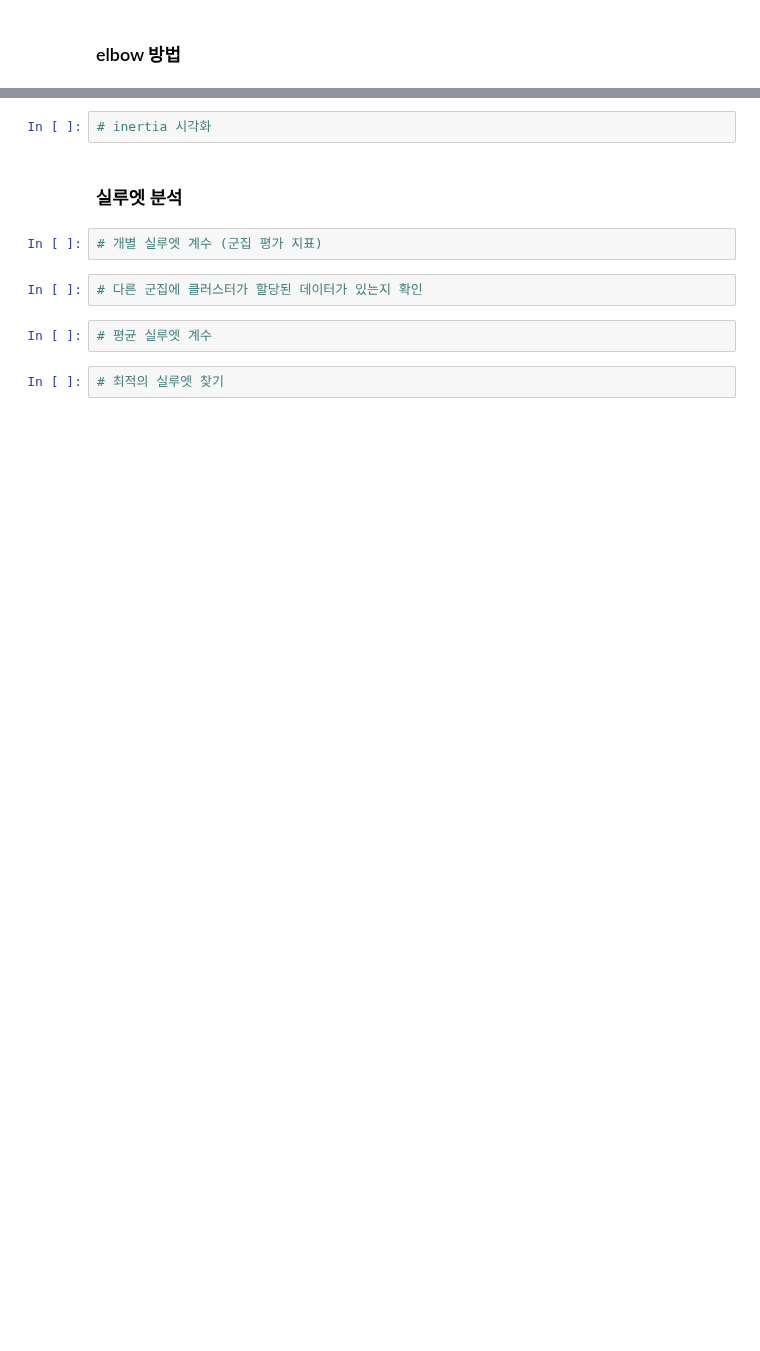
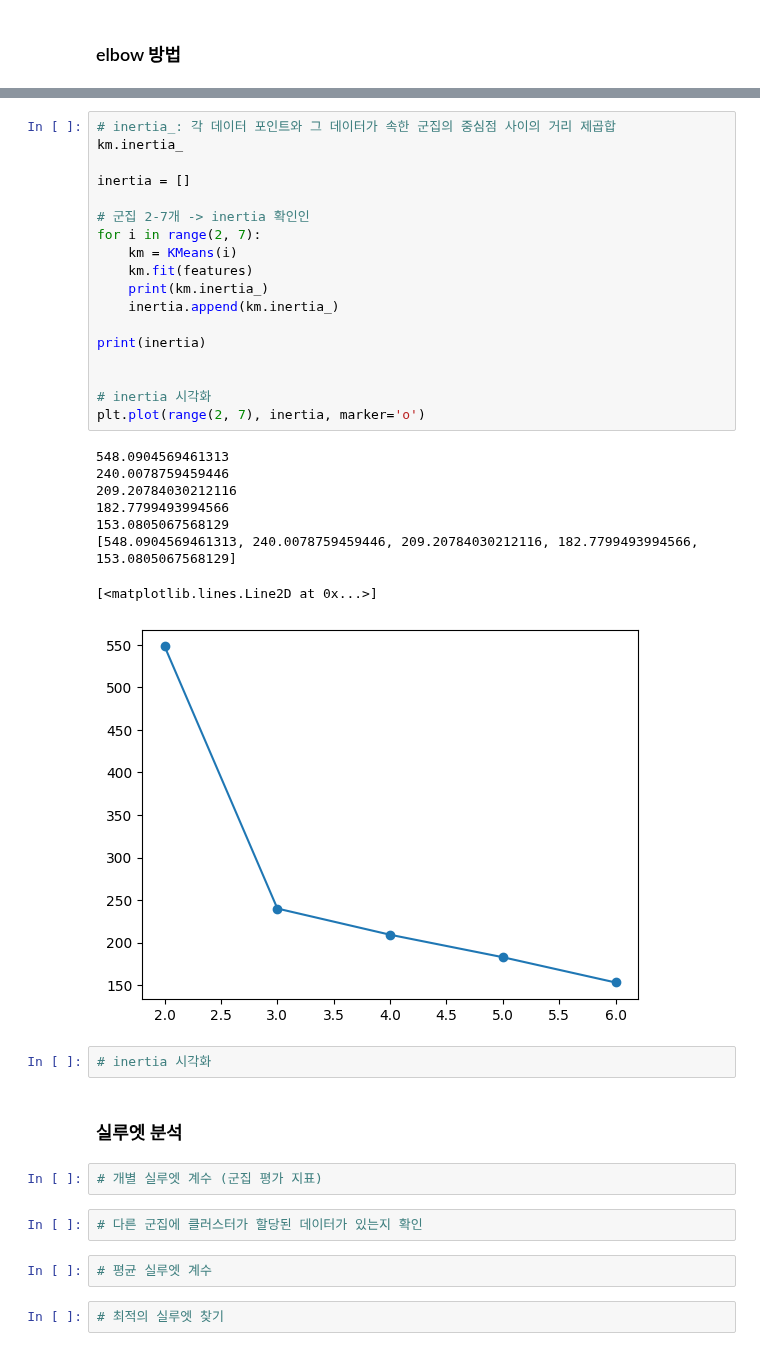
Before and after one commit to parkjiyon7/MSAI_6, a Jupyter notebook: python_ML/20_군집화_실습.ipynb, the cells around one changed output, grey strips where cells are left out. Drawn from its saved outputs; the diff is of its cells as text; blank space fills up the shorter version.

```diff
--- a/python_ML/20_군집화_실습.ipynb
+++ b/python_ML/20_군집화_실습.ipynb
@@ -92,3 +113,30 @@ array([2, 0, 0, 2, 0, 2, 1, 1, 0, 2, 0, 2, 0, 0, 0, 2, 1, 1, 0, 2, 2, 1,
+# %%
+# inertia_: 각 데이터 포인트와 그 데이터가 속한 군집의 중심점 사이의 거리 제곱합
+km.inertia_
+
+inertia = []
+
+# 군집 2-7개 -> inertia 확인인
+for i in range(2, 7):
+    km = KMeans(i)
+    km.fit(features)
+    print(km.inertia_)
+    inertia.append(km.inertia_)
+
+print(inertia)
+
+
+# inertia 시각화
+plt.plot(range(2, 7), inertia, marker='o')
+# %% [output]
+548.0904569461313
+240.0078759459446
+209.20784030212116
+182.7799493994566
+153.0805067568129
+[548.0904569461313, 240.0078759459446, 209.20784030212116, 182.7799493994566, 153.0805067568129]
+[<matplotlib.lines.Line2D at 0x...>]
+[figure, added]
 # %%
 # inertia 시각화
 # %% [markdown]
```
Also changed, not shown: parts of 6 cells of this notebook.
